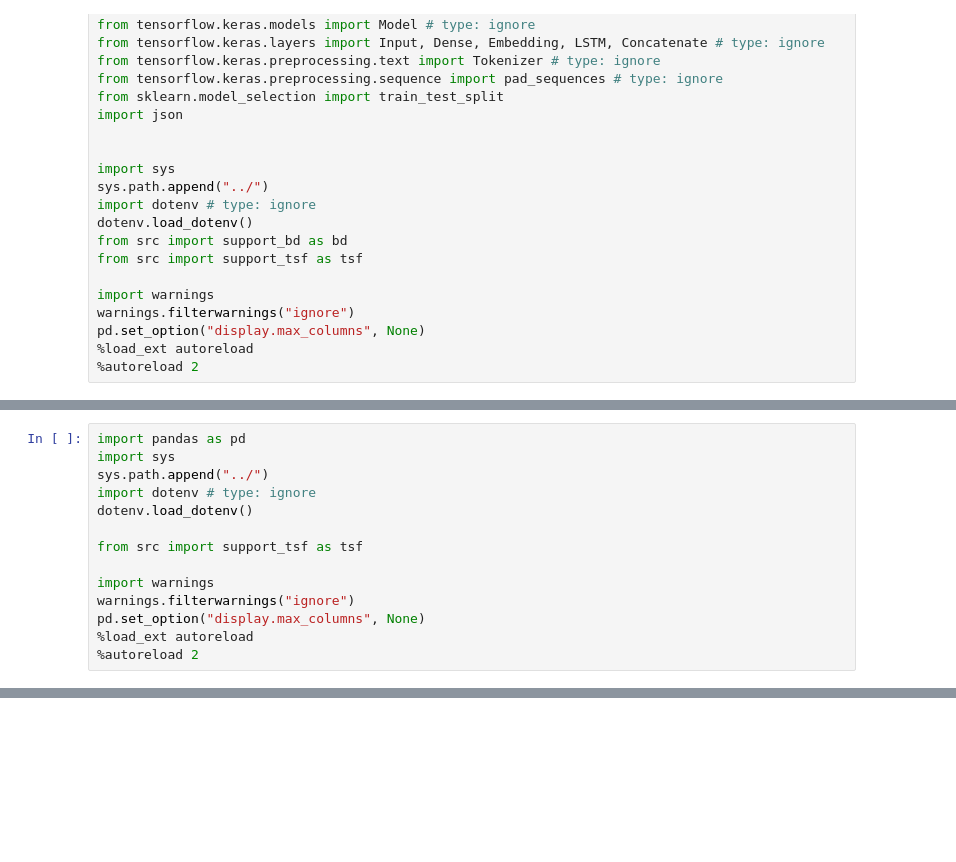
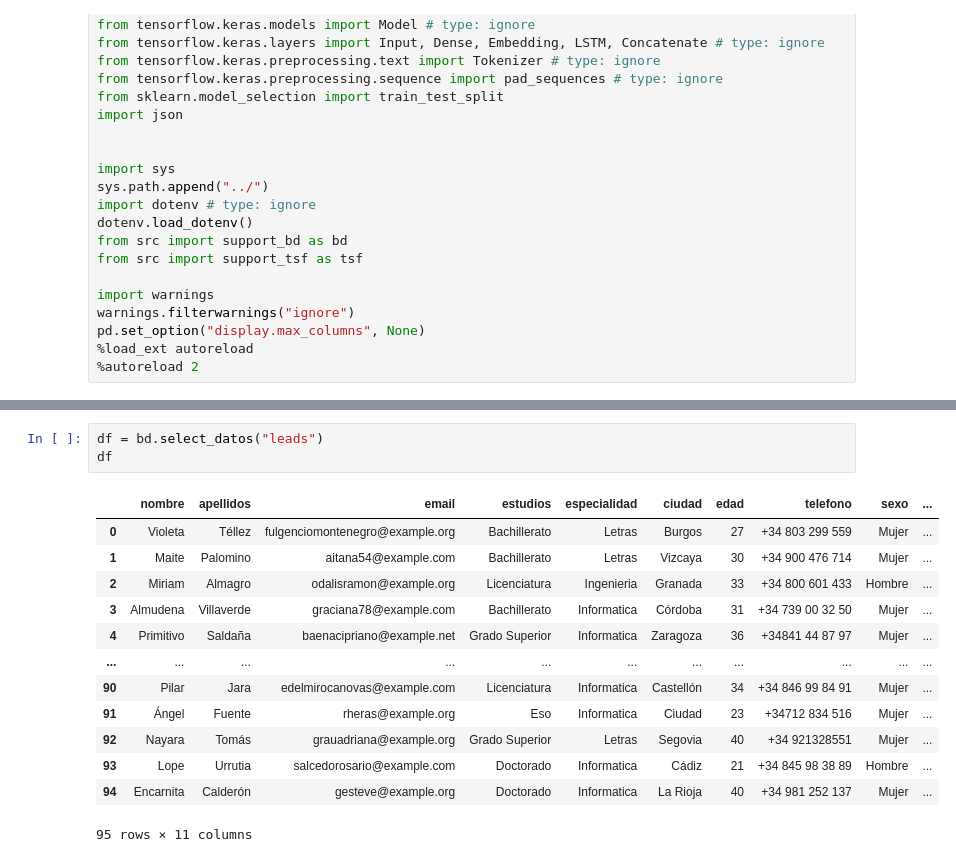
Before and after one commit to santiagorodriguez-dev/pf_02_exploracion_datos_modelo, a Jupyter notebook: notebooks/02_generacion_datos_modelo_.ipynb, the cells around one changed output, grey strips where cells are left out. Cells and saved outputs as stored; diff of their text form; blank space fills up the shorter version.

```diff
--- a/notebooks/02_generacion_datos_modelo_.ipynb
+++ b/notebooks/02_generacion_datos_modelo_.ipynb
@@ -119,14 +29,0 @@ for index, row in df_leads.iterrows():
-# %%
-import pandas as pd
-import sys
-sys.path.append("../")
-import dotenv # type: ignore
-dotenv.load_dotenv()
-
-from src import support_tsf as tsf
-
-import warnings
-warnings.filterwarnings("ignore")
-pd.set_option("display.max_columns", None)
-%load_ext autoreload
-%autoreload 2
@@ -134,0 +75,17 @@ tsf.crear_modelo()
+# %%
+df = bd.select_datos("leads")
+df
+# %% [output]
+|  | nombre | apellidos | email | estudios | especialidad | ciudad | edad | telefono | sexo | ... |
+| 0 | Violeta | Téllez | fulgenciomontenegro@example.org | Bachillerato | Letras | Burgos | 27 | +34 803 299 559 | Mujer | ... |
+| 1 | Maite | Palomino | aitana54@example.com | Bachillerato | Letras | Vizcaya | 30 | +34 900 476 714 | Mujer | ... |
+| 2 | Miriam | Almagro | odalisramon@example.org | Licenciatura | Ingenieria | Granada | 33 | +34 800 601 433 | Hombre | ... |
+| 3 | Almudena | Villaverde | graciana78@example.com | Bachillerato | Informatica | Córdoba | 31 | +34 739 00 32 50 | Mujer | ... |
+| 4 | Primitivo | Saldaña | baenacipriano@example.net | Grado Superior | Informatica | Zaragoza | 36 | +34841 44 87 97 | Mujer | ... |
+| ... | ... | ... | ... | ... | ... | ... | ... | ... | ... | ... |
+| 90 | Pilar | Jara | edelmirocanovas@example.com | Licenciatura | Informatica | Castellón | 34 | +34 846 99 84 91 | Mujer | ... |
+| 91 | Ángel | Fuente | rheras@example.org | Eso | Informatica | Ciudad | 23 | +34712 834 516 | Mujer | ... |
+| 92 | Nayara | Tomás | grauadriana@example.org | Grado Superior | Letras | Segovia | 40 | +34 921328551 | Mujer | ... |
+| 93 | Lope | Urrutia | salcedorosario@example.com | Doctorado | Informatica | Cádiz | 21 | +34 845 98 38 89 | Hombre | ... |
+| 94 | Encarnita | Calderón | gesteve@example.org | Doctorado | Informatica | La Rioja | 40 | +34 981 252 137 | Mujer | ... |
+95 rows × 11 columns
```
Also changed, not shown: parts of 7 cells of this notebook.
